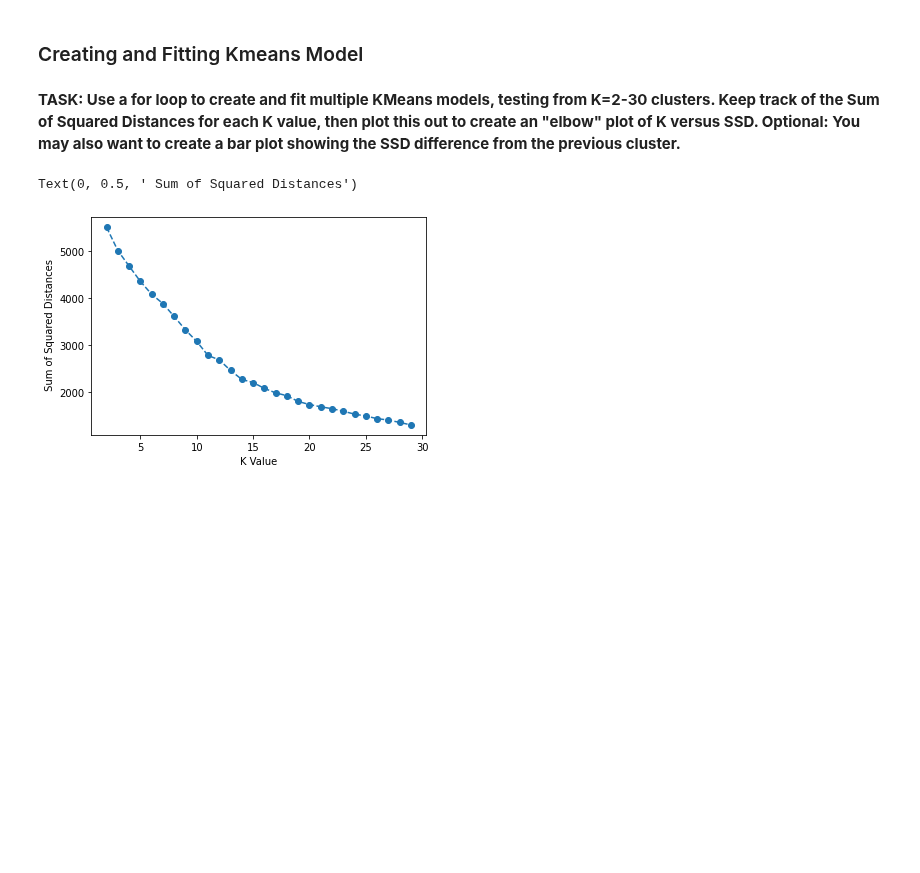
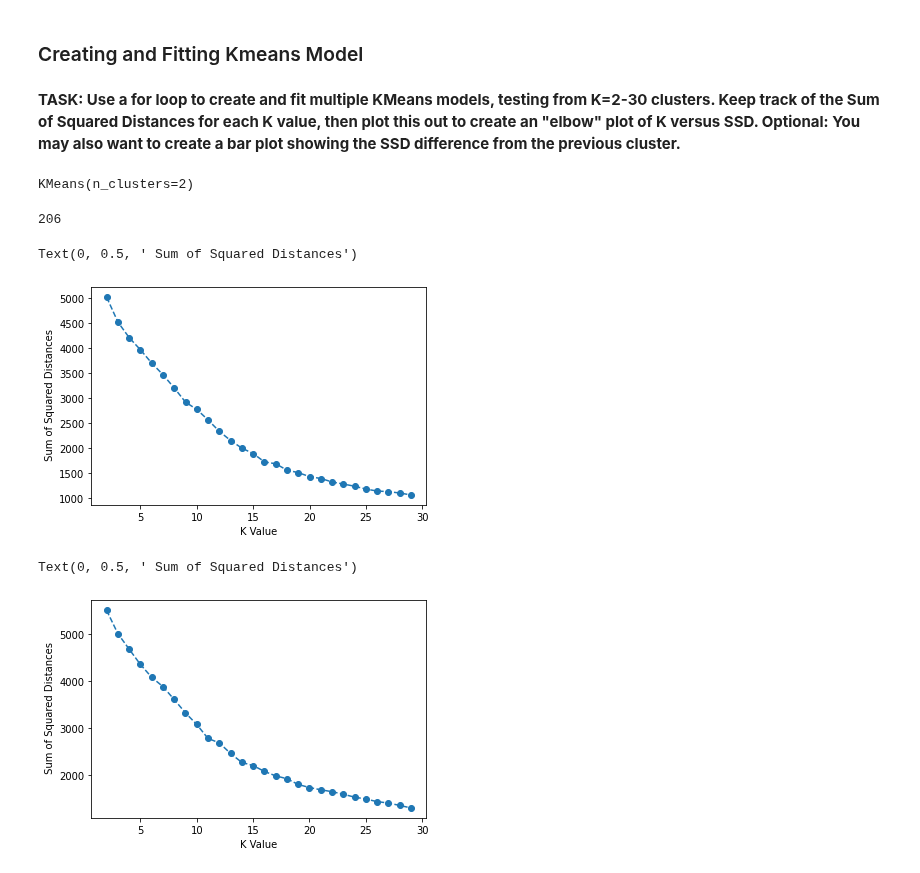
Before and after one commit to Denisse-AB/machine-learning, a Jupyter notebook: Kmeans-Clustering-Project-Exercise.ipynb, the cells around one changed output. Drawn from its saved outputs; the diff is of its cells as text; code cells hidden in the pictures; blank space fills up the shorter version.

Commit message:
kmeans ex.

```diff
--- a/Kmeans-Clustering-Project-Exercise.ipynb
+++ b/Kmeans-Clustering-Project-Exercise.ipynb
@@ -570,0 +568,2 @@ dtype: int64
+# %%
+scaled_X = scaler.fit_transform(X)
@@ -592,3 +607,34 @@ array([[ 0.0133285 ,  0.01855412, -0.20308668, ..., -0.31544015,
+# %%
+model = KMeans(n_clusters=2)
+# %%
+model
+# %% [output]
+KMeans(n_clusters=2)
+# %%
+cluster_labels = model.fit_predict(scaled_X)
+# %%
+len(cluster_labels)
+# %% [output]
+206
+# %%
+ssd = []
+
+for k in range(2,30):
+
+    model = KMeans(n_clusters=k)
+
+
+    model.fit(scaled_X)
+
+    #Sum of squared distances of samples to their closest cluster center.
+    ssd.append(model.inertia_)
+# %%
+plt.plot(range(2,30),ssd,'o--')
+plt.xlabel("K Value")
+plt.ylabel(" Sum of Squared Distances")
+# %% [output]
+Text(0, 0.5, ' Sum of Squared Distances')
+[figure, added]
 # %%
 # %% [output]
 Text(0, 0.5, ' Sum of Squared Distances')
```
Also changed, not shown: parts of 30 cells of this notebook.
